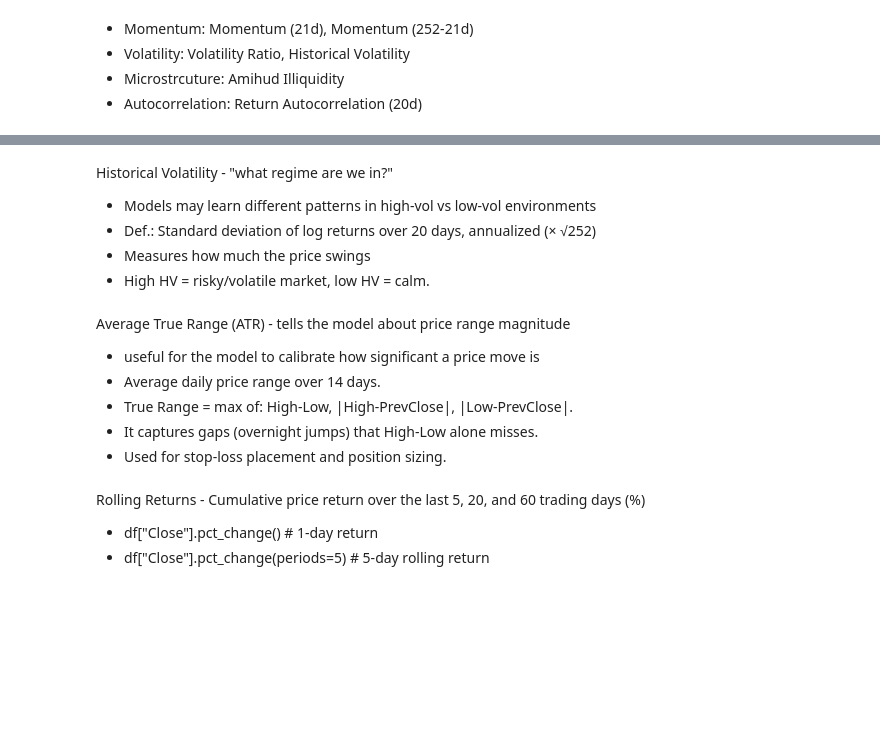
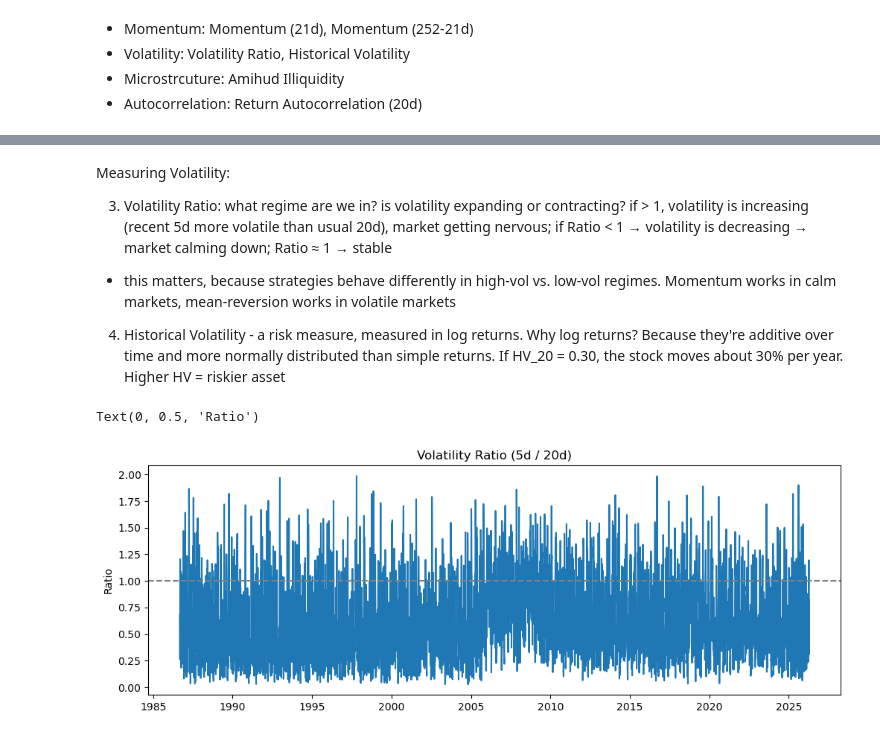
Before and after one commit to giovanarsfalcao/trading-analytics, a Jupyter notebook: research/2_features/1_price_derived/quant_features.ipynb, the cells around one changed output, grey strips where cells are left out. Saved outputs shown, nothing was run; the diff lists cells and outputs as text; code cells hidden in the pictures; blank space fills up the shorter version.

```diff
--- a/research/2_features/1_price_derived/quant_features.ipynb
+++ b/research/2_features/1_price_derived/quant_features.ipynb
@@ -33,15 +77,25 @@ A buy signal on high volume is more reliable
 # %% [markdown]
-Historical Volatility - "what regime are we in?"
-- Models may learn different patterns in high-vol vs low-vol environments
-- Def.: Standard deviation of log returns over 20 days, annualized (× √252)
-- Measures how much the price swings
-- High HV = risky/volatile market, low HV = calm.
+Measuring Volatility:
+
+3. Volatility Ratio: what regime are we in? is volatility expanding or contracting? if > 1, volatility is increasing (recent 5d more volatile than usual 20d), market getting nervous; if Ratio < 1 → volatility is decreasing → market calming down; Ratio ≈ 1 → stable
+- this matters, because strategies behave differently in high-vol vs. low-vol regimes. Momentum works in calm markets, mean-reversion works in volatile markets
+4. Historical Volatility - a risk measure, measured in log returns. Why log returns? Because they're additive over time and more normally distributed than simple returns. If HV_20 = 0.30, the stock moves about 30% per year. Higher HV = riskier asset
 # %%
-# Define function to Historical volatility
+# Measuring Volatility: Volatility Ratio, Historical Volatility
+# Vol_Ratio = std(log_returns, 5 days) / std(log_returns, 20 days)
+log_returns = np.log(df["Close"]) / df["Close"].shift(1)
+df["vol_ratio"] = log_returns.rolling(window=5).std() / log_returns.rolling(window=20).std()
+df["vol_ratio"].tail(10)
+
+plt.figure(figsize=(12, 4))
+plt.plot(df["vol_ratio"])
+plt.axhline(1, color="gray", linestyle="--")
+plt.title("Volatility Ratio (5d / 20d)")
+plt.ylabel("Ratio")
+
+
+# log_returns = ln(Close_t / Close_{t-1})
+# HV_20 = std(log_returns, 20 days) × √252
+# %% [output]
+Text(0, 0.5, 'Ratio')
+[figure, added]
-# %% [markdown]
-Average True Range (ATR) - tells the model about price range magnitude
-- useful for the model to calibrate how significant a price move is
-- Average daily price range over 14 days.
-- True Range = max of: High-Low, |High-PrevClose|, |Low-PrevClose|.
-- It captures gaps (overnight jumps) that High-Low alone misses.
-- Used for stop-loss placement and position sizing.
@@ -50,4 +101,0 @@ Average True Range (ATR) - tells the model about price range magnitude
-# %% [markdown]
-Rolling Returns - Cumulative price return over the last 5, 20, and 60 trading days (%)
-- df["Close"].pct_change()           # 1-day return
-- df["Close"].pct_change(periods=5)  # 5-day rolling return
```
Also changed, not shown: parts of 9 cells of this notebook.
